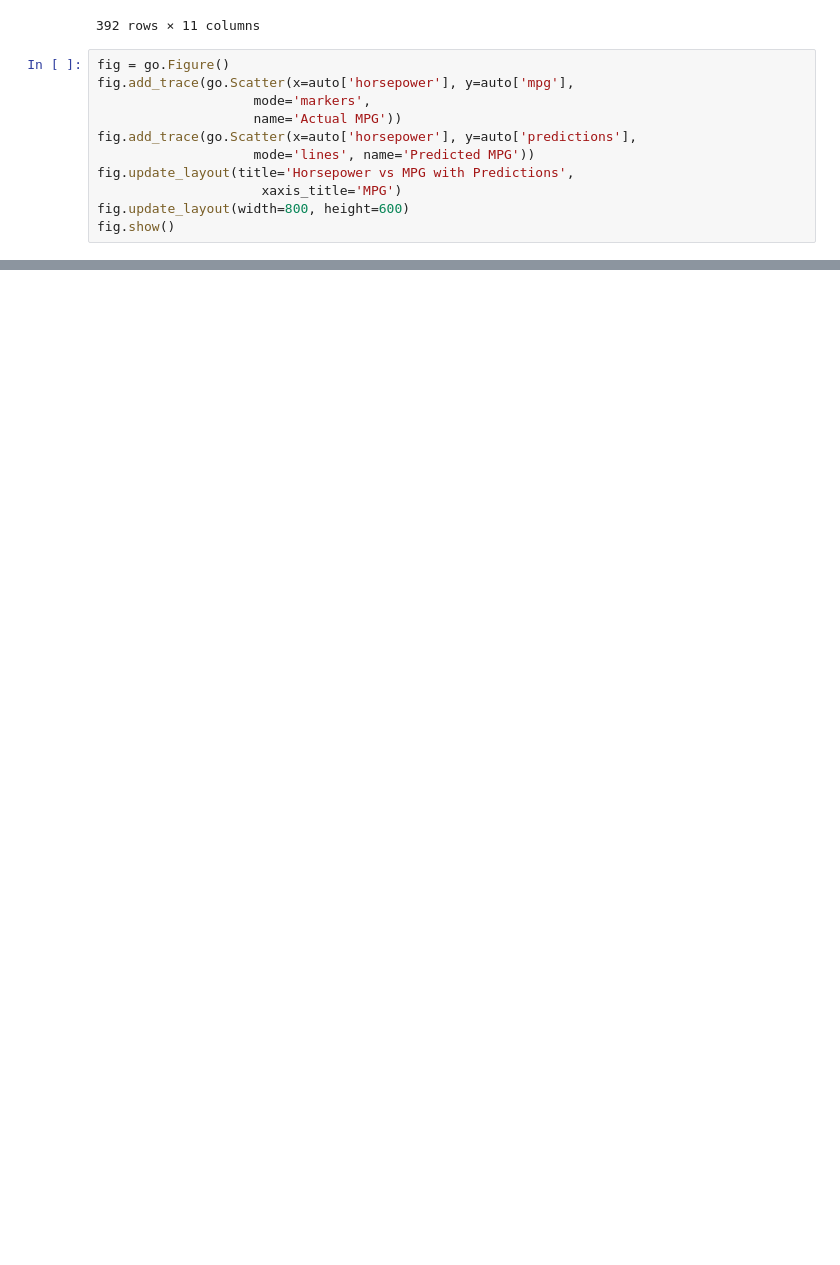
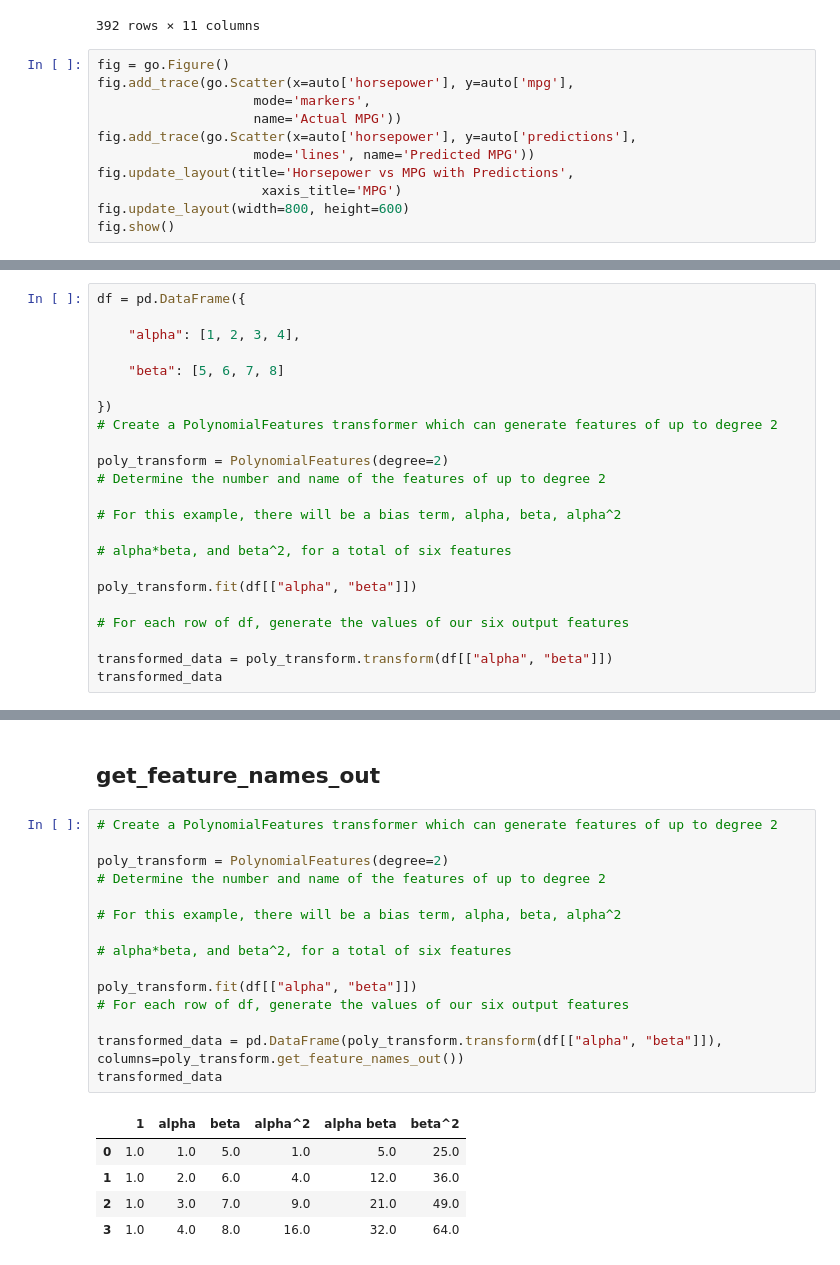
Before and after one commit to cryoraj/Berkley-MLAI, a Jupyter notebook: Quadratic Regression/FeatureEngineering-Quadratic.ipynb, the cells around one changed output, grey strips where cells are left out. Saved outputs shown, nothing was run; the diff lists cells and outputs as text; blank space fills up the shorter version.

```diff
--- a/Quadratic Regression/FeatureEngineering-Quadratic.ipynb
+++ b/Quadratic Regression/FeatureEngineering-Quadratic.ipynb
@@ -70,0 +80,23 @@ fig.show()
+# %%
+df = pd.DataFrame({
+
+    "alpha": [1, 2, 3, 4],
+
+    "beta": [5, 6, 7, 8]
+
+})
+# Create a PolynomialFeatures transformer which can generate features of up to degree 2
+
+poly_transform = PolynomialFeatures(degree=2)
+# Determine the number and name of the features of up to degree 2
+
+# For this example, there will be a bias term, alpha, beta, alpha^2
+
+# alpha*beta, and beta^2, for a total of six features
+
+poly_transform.fit(df[["alpha", "beta"]])
+
+# For each row of df, generate the values of our six output features
+
+transformed_data = poly_transform.transform(df[["alpha", "beta"]])
+transformed_data
@@ -70,0 +116,23 @@ fig.show()
+# %% [markdown]
+## get_feature_names_out
+# %%
+# Create a PolynomialFeatures transformer which can generate features of up to degree 2
+
+poly_transform = PolynomialFeatures(degree=2)
+# Determine the number and name of the features of up to degree 2
+
+# For this example, there will be a bias term, alpha, beta, alpha^2
+
+# alpha*beta, and beta^2, for a total of six features
+
+poly_transform.fit(df[["alpha", "beta"]])
+# For each row of df, generate the values of our six output features
+
+transformed_data = pd.DataFrame(poly_transform.transform(df[["alpha", "beta"]]), columns=poly_transform.get_feature_names_out())
+transformed_data
+# %% [output]
+|  | 1 | alpha | beta | alpha^2 | alpha beta | beta^2 |
+| 0 | 1.0 | 1.0 | 5.0 | 1.0 | 5.0 | 25.0 |
+| 1 | 1.0 | 2.0 | 6.0 | 4.0 | 12.0 | 36.0 |
+| 2 | 1.0 | 3.0 | 7.0 | 9.0 | 21.0 | 49.0 |
+| 3 | 1.0 | 4.0 | 8.0 | 16.0 | 32.0 | 64.0 |
```
Also changed, not shown: parts of 17 cells of this notebook.
